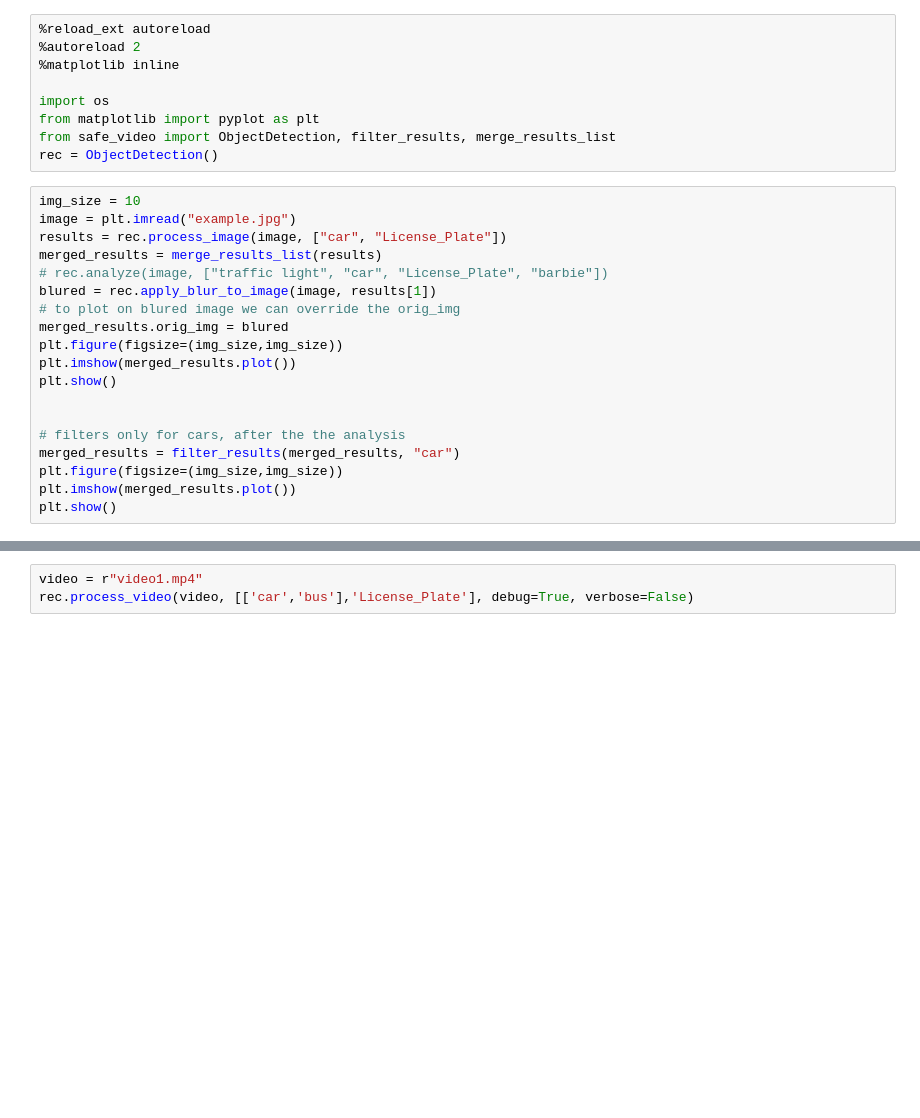
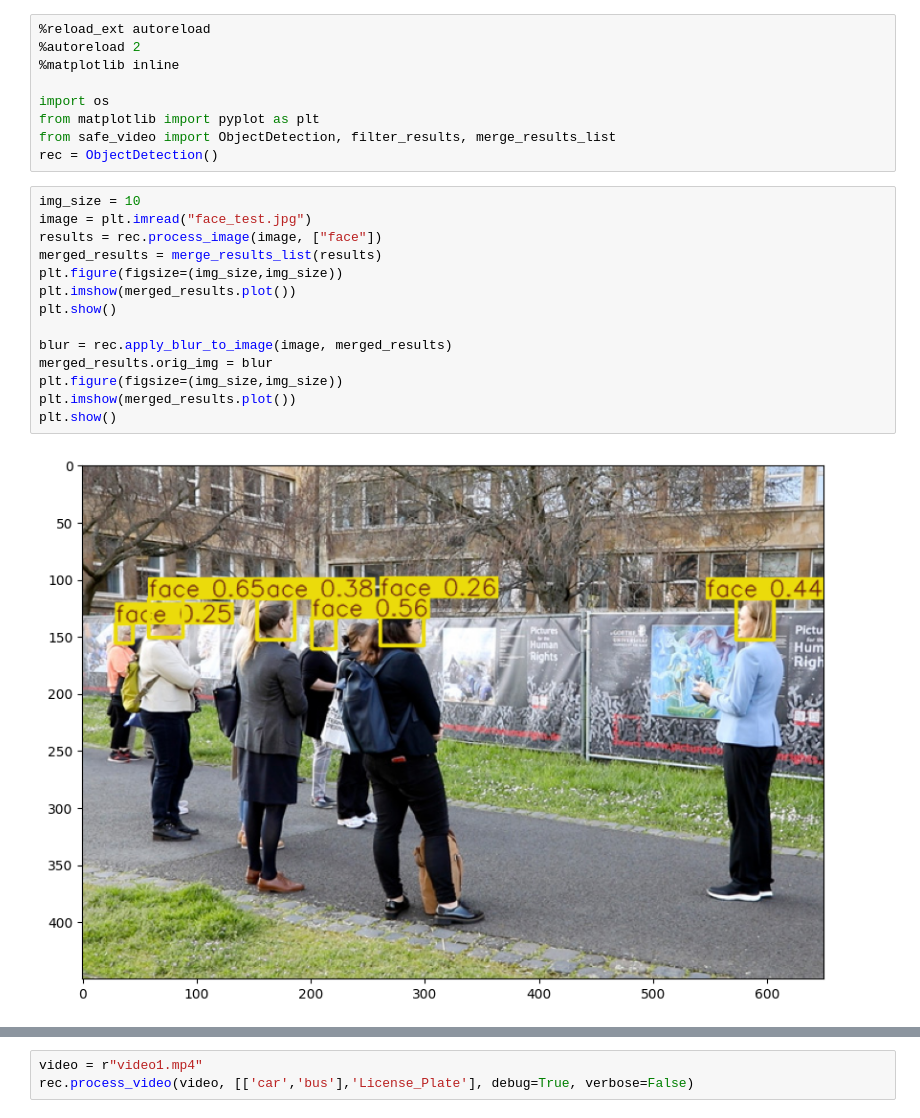
Before and after one commit to TheDying0fLight/NumberPlateRecognition, a Jupyter notebook: test.ipynb, the cells around one changed output, grey strips where cells are left out. Saved outputs shown, nothing was run; the diff lists cells and outputs as text; blank space fills up the shorter version.

Commit message:
face recognition

```diff
--- a/test.ipynb
+++ b/test.ipynb
@@ -42,20 +42,17 @@ from safe_video import ObjectDetection, filter_results, merge_results_list
 rec = ObjectDetection()
 # %%
 img_size = 10
-image = plt.imread("example.jpg")
-results = rec.process_image(image, ["car", "License_Plate"])
+image = plt.imread("face_test.jpg")
+results = rec.process_image(image, ["face"])
 merged_results = merge_results_list(results)
-# rec.analyze(image, ["traffic light", "car", "License_Plate", "barbie"])
-blured = rec.apply_blur_to_image(image, results[1])
-# to plot on blured image we can override the orig_img
-merged_results.orig_img = blured
 plt.figure(figsize=(img_size,img_size))
 plt.imshow(merged_results.plot())
 plt.show()
 
-
-# filters only for cars, after the the analysis
-merged_results = filter_results(merged_results, "car")
+blur = rec.apply_blur_to_image(image, merged_results)
+merged_results.orig_img = blur
 plt.figure(figsize=(img_size,img_size))
 plt.imshow(merged_results.plot())
 plt.show()
+# %% [output]
+[figure, added]
```
Also changed, not shown: parts of 1 cell of this notebook, 25 other files.
